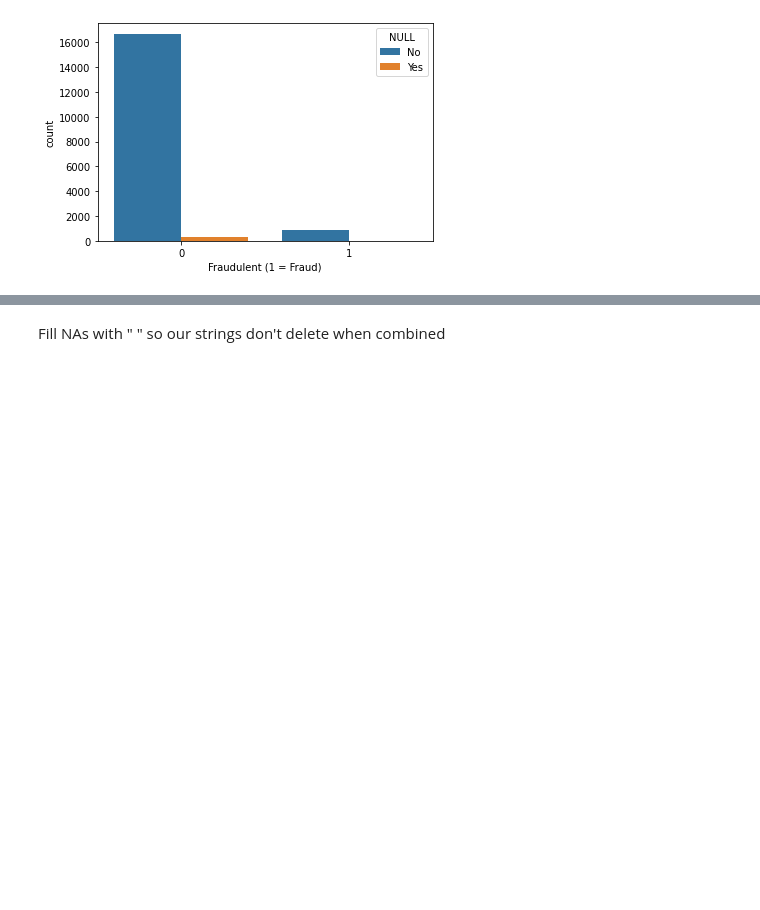
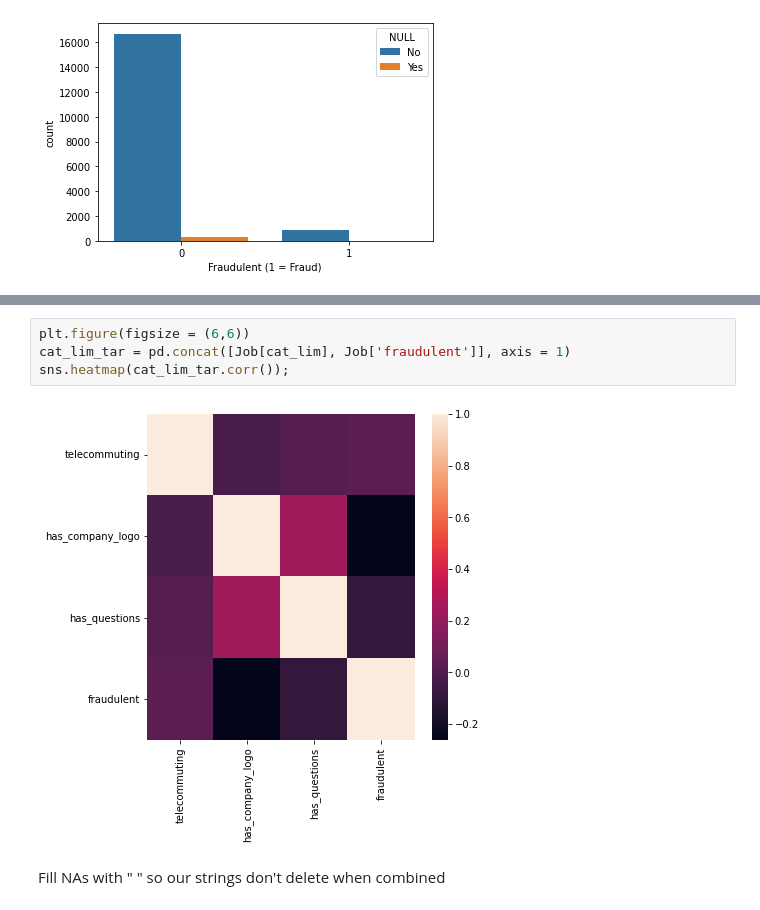
Before and after one commit to hunterblum/Job-Fraud-Detection, a Jupyter notebook: Group2_ML_Final.ipynb, the cells around one changed output, grey strips where cells are left out. Drawn from its saved outputs; the diff is of its cells as text; blank space fills up the shorter version.

```diff
--- a/Group2_ML_Final.ipynb
+++ b/Group2_ML_Final.ipynb
@@ -207,3 +223,9 @@ Text(0.5, 0, 'Fraudulent (1 = Fraud)')
+# %%
+plt.figure(figsize = (6,6))
+cat_lim_tar = pd.concat([Job[cat_lim], Job['fraudulent']], axis = 1)
+sns.heatmap(cat_lim_tar.corr());
+# %% [output]
+[figure, added]
 # %% [markdown]
 Fill NAs with " " so our strings don't delete when combined
 # %%
```
Also changed, not shown: parts of 25 cells of this notebook.
